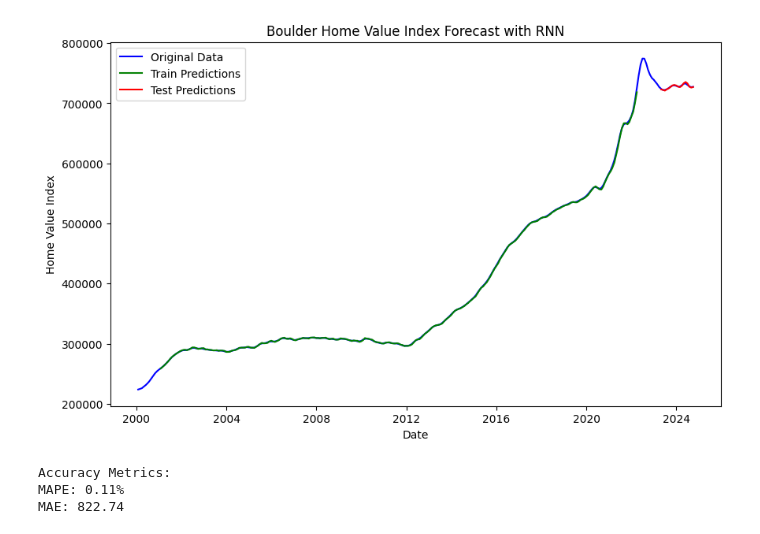
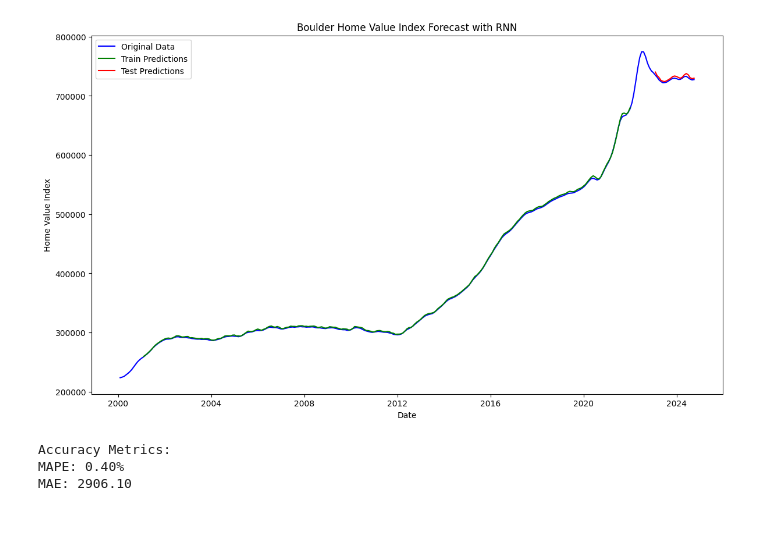
Before and after one commit to prnv19/Buy-vs-Rent, a Jupyter notebook: RNN/RNN_hvi.ipynb, the cells around one changed output. Saved outputs shown, nothing was run; the diff lists cells and outputs as text; code cells hidden in the pictures.

Commit message:
RMSE VALUES UPDATEd

```diff
--- a/RNN/RNN_hvi.ipynb
+++ b/RNN/RNN_hvi.ipynb
@@ -11,8 +25,6 @@ import os
 # %%
-cwd = os.getcwd()
-cwd = '/'.join(cwd.split('/')[:-1])
 
-file_path = 'datasets/home_value_index_co.pkl'
 
+file_path = 'C:/Users/rishe/Buy-vs-Rent/Datasets/home_value_index_co.pkl'
 region = 'Boulder'
-df = pd.read_pickle(os.path.join(cwd,file_path))
+df = pd.read_pickle(file_path)
@@ -33,24 +43,29 @@ values = df_region['y'].values.reshape(-1, 1)
 scaler = MinMaxScaler(feature_range=(0, 1))
 scaled_data = scaler.fit_transform(values)
 
-# Split into training and testing sets
-train_size = int(len(scaled_data) * 0.9)
-train, test = scaled_data[:train_size], scaled_data[train_size:]
+# Split into training and testing sets based on date
+
+split_date = '2022-01-01'  # Define split date
+train_data = df_region[df_region['ds'] < split_date]
+test_data = df_region[df_region['ds'] >= split_date]
+
+train_scaled = scaler.transform(train_data['y'].values.reshape(-1, 1))
+test_scaled = scaler.transform(test_data['y'].values.reshape(-1, 1))
 # %%
 look_back = 12
 X_train, y_train = [], []
 X_test, y_test = [], []
 
 # Prepare training data
-for i in range(len(train) - look_back):
-    X_train.append(train[i:i + look_back, 0])
-    y_train.append(train[i + look_back, 0])
+for i in range(len(train_scaled) - look_back):
+    X_train.append(train_scaled[i:i + look_back, 0])
+    y_train.append(train_scaled[i + look_back, 0])
 X_train, y_train = np.array(X_train), np.array(y_train)
 
 # Prepare test data
-for i in range(len(test) - look_back):
-    X_test.append(test[i:i + look_back, 0])
-    y_test.append(test[i + look_back, 0])
+for i in range(len(test_scaled) - look_back):
+    X_test.append(test_scaled[i:i + look_back, 0])
+    y_test.append(test_scaled[i + look_back, 0])
 X_test, y_test = np.array(X_test), np.array(y_test)
 
 # Reshape input to [samples, time steps, features]
@@ -96,24 +111,28 @@ Epoch 500/500
 # %%
+# Prepare full DataFrame for visualization
+train_dates = train_data['ds'][look_back:]
+test_dates = test_data['ds'][look_back:]
+
 # Plot results
-plt.figure(figsize=(10, 6))
-plt.plot(df_region['ds'], values, label='Original Data', color='blue')
-plt.plot(df_region['ds'][look_back:train_size], predicted_train, label='Train Predictions', color='green')
-plt.plot(df_region['ds'][train_size + look_back:], predicted_test, label='Test Predictions', color='red')
+plt.figure(figsize=(14, 8))
+plt.plot(df_region['ds'], df_region['y'], label='Original Data', color='blue')
+plt.plot(train_dates, predicted_train, label='Train Predictions', color='green')
+plt.plot(test_dates, predicted_test, label='Test Predictions', color='red')
 plt.title(f'{region} Home Value Index Forecast with RNN')
 plt.xlabel('Date')
 plt.ylabel('Home Value Index')
 plt.legend()
 plt.show()
 
 # Calculate accuracy metrics
 mape = mean_absolute_percentage_error(y_test_actual, predicted_test) * 100
 mae = mean_absolute_error(y_test_actual, predicted_test)
 
 print("\nAccuracy Metrics:")
 print(f"MAPE: {mape:.2f}%")
 print(f"MAE: {mae:.2f}")
 # %% [output]
-[figure, old version]
+[figure, new version]
 Accuracy Metrics:
-MAPE: 0.11%
-MAE: 822.74
+MAPE: 0.40%
+MAE: 2906.10
```
Also changed, not shown: parts of 3 cells of this notebook, 2 other files.
